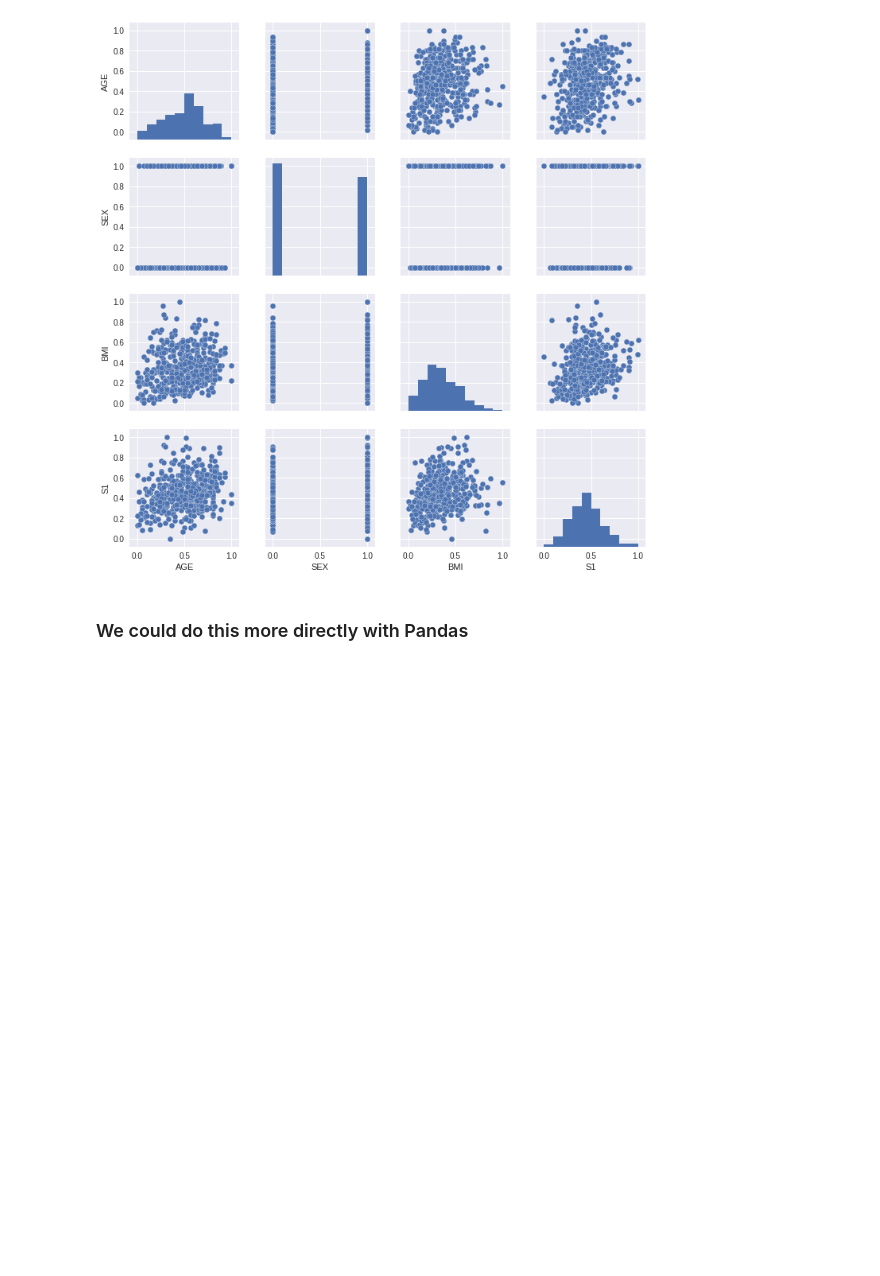
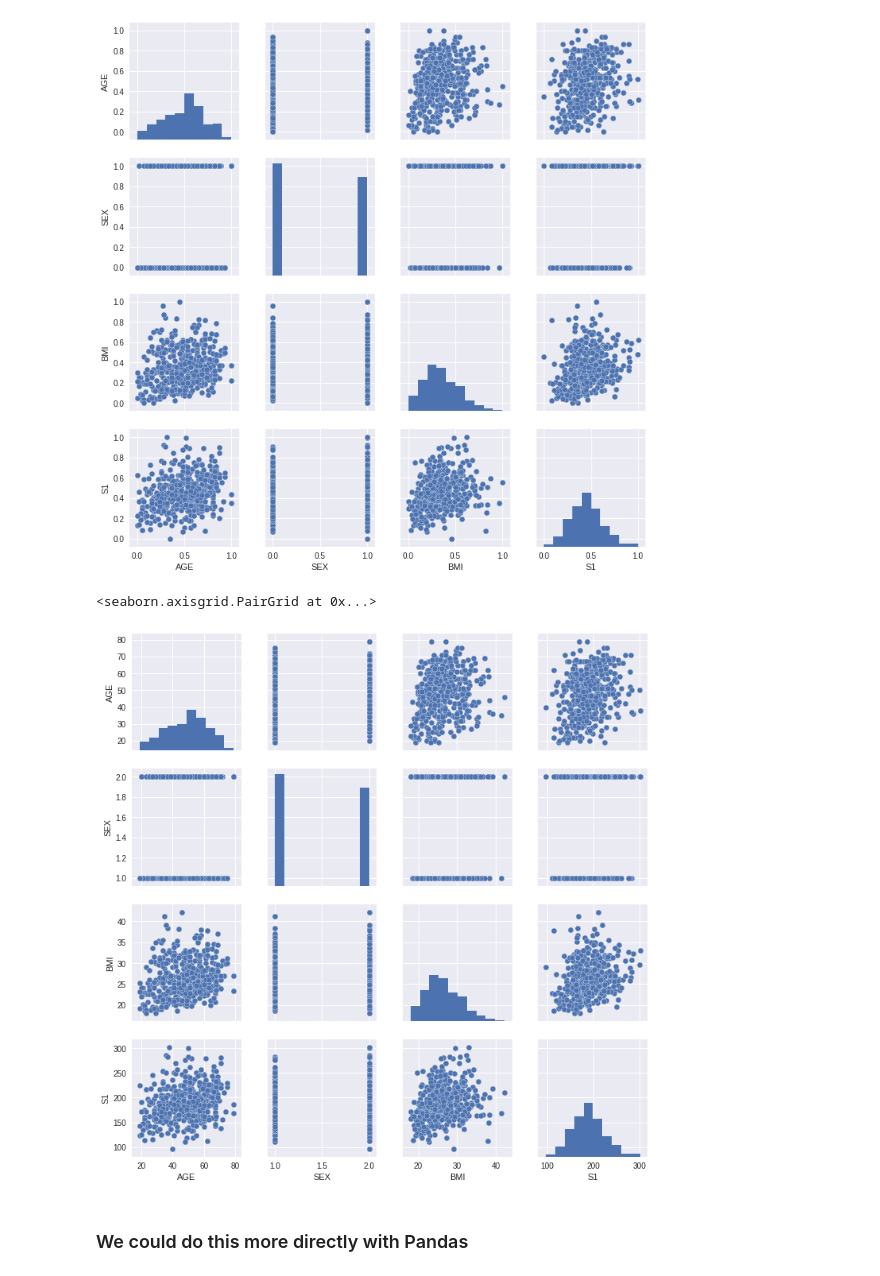
Before and after one commit to UUDeCART/predictive_analytics, a Jupyter notebook: Day1_Python/Regression_1_bec.ipynb, the cells around one changed output. Drawn from its saved outputs; the diff is of its cells as text; code cells hidden in the pictures; blank space fills up the shorter version.

```diff
--- a/Day1_Python/Regression_1_bec.ipynb
+++ b/Day1_Python/Regression_1_bec.ipynb
@@ -308,6 +335,11 @@ sns.pairplot(L6[['AGE', 'SEX', 'BMI', 'S1']])
 # %% [output]
 <seaborn.axisgrid.PairGrid at 0x...>
 [figure]
+# %%
+sns.pairplot(L1[['AGE', 'SEX', 'BMI', 'S1']])
+# %% [output]
+<seaborn.axisgrid.PairGrid at 0x...>
+[figure, added]
 # %% [markdown]
 ### We could do this more directly with Pandas
 # %%
```
Also changed, not shown: parts of 15 cells of this notebook.
